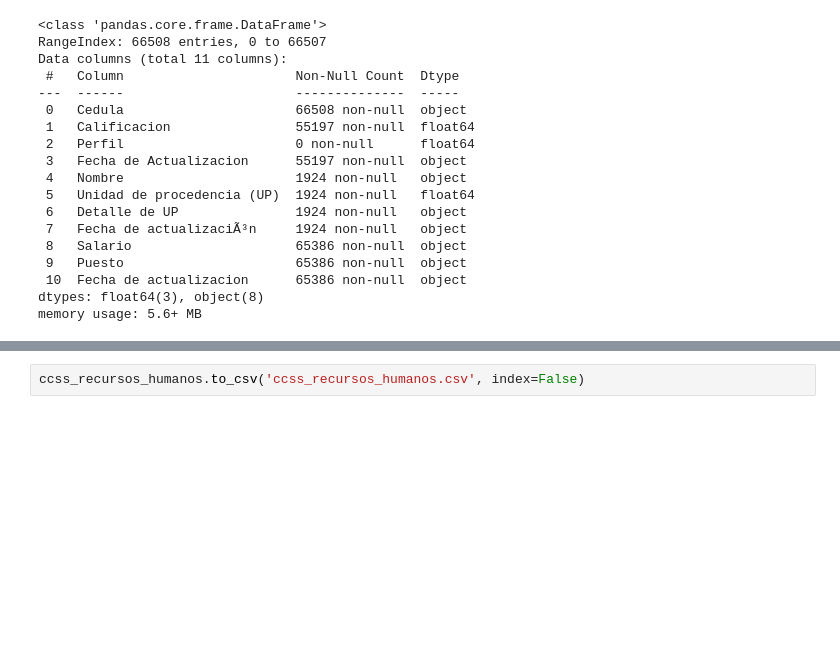
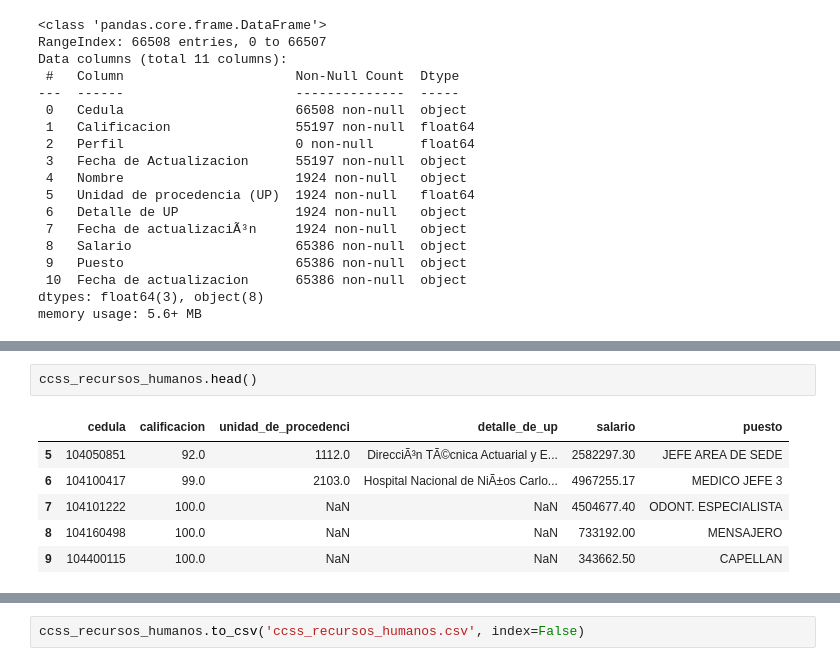
Before and after one commit to Zenidog8/CCSS-Recursos-Humanos-Data-Set, a Jupyter notebook: CCSS_RH_ML.ipynb, the cells around one changed output, grey strips where cells are left out. Cells and saved outputs as stored; diff of their text form; blank space fills up the shorter version.

```diff
--- a/CCSS_RH_ML.ipynb
+++ b/CCSS_RH_ML.ipynb
@@ -194,0 +275,9 @@ memory usage: 5.6+ MB
+# %%
+ccss_recursos_humanos.head()
+# %% [output]
+|  | cedula | calificacion | unidad_de_procedenci | detalle_de_up | salario | puesto |
+| 5 | 104050851 | 92.0 | 1112.0 | DirecciÃ³n TÃ©cnica Actuarial y E... | 2582297.30 | JEFE AREA DE SEDE |
+| 6 | 104100417 | 99.0 | 2103.0 | Hospital Nacional de NiÃ±os Carlo... | 4967255.17 | MEDICO JEFE 3 |
+| 7 | 104101222 | 100.0 | NaN | NaN | 4504677.40 | ODONT. ESPECIALISTA |
+| 8 | 104160498 | 100.0 | NaN | NaN | 733192.00 | MENSAJERO |
+| 9 | 104400115 | 100.0 | NaN | NaN | 343662.50 | CAPELLAN |
```
Also changed, not shown: parts of 18 cells of this notebook.
